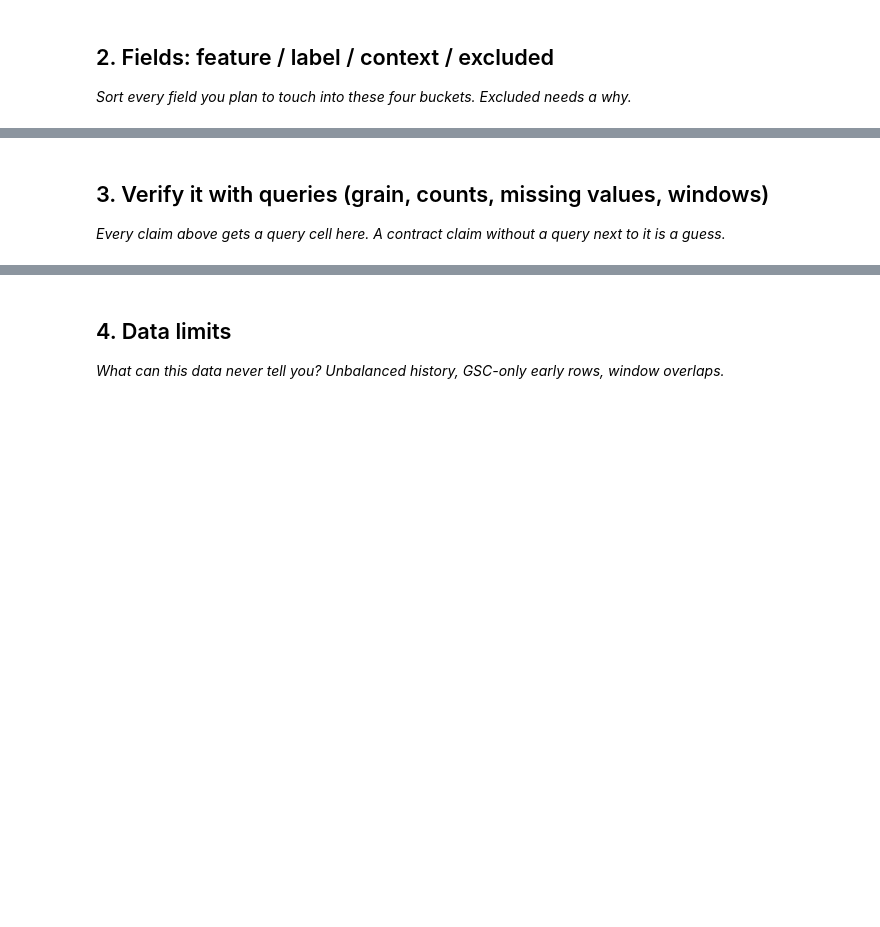
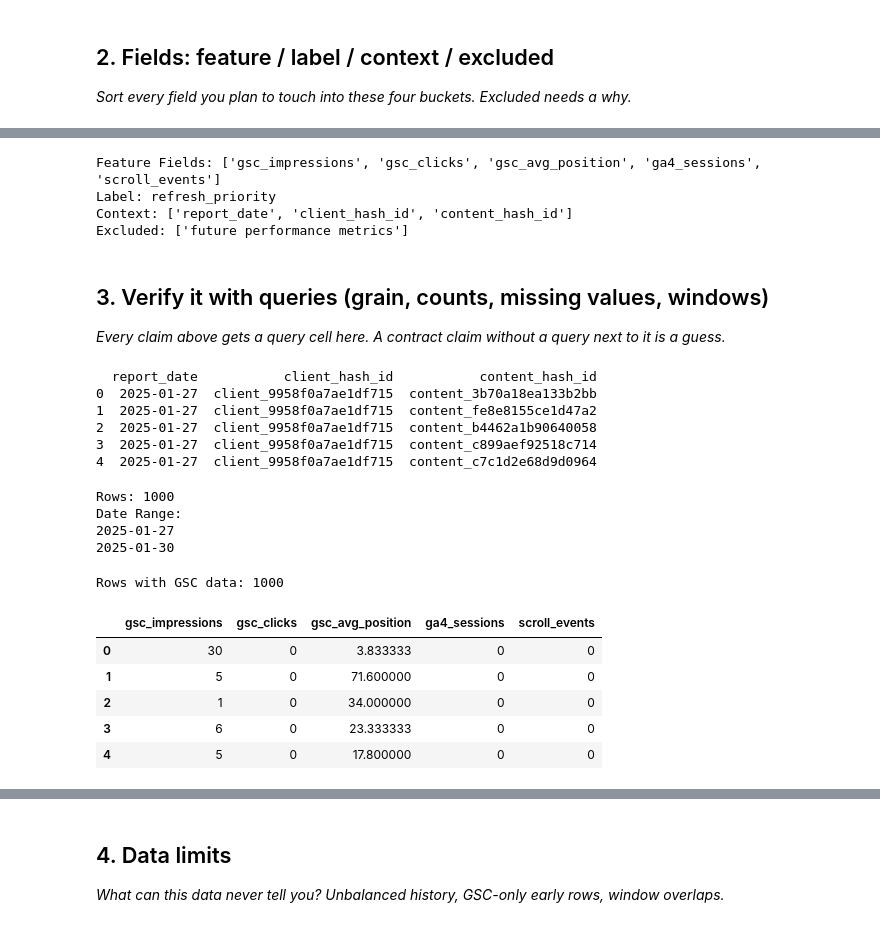
Before and after one commit to lahari600/Flyrank, a Jupyter notebook: work/notebooks/w03_data_contract.ipynb, the cells around one changed output, grey strips where cells are left out. Cells and saved outputs as stored; diff of their text form; code cells hidden in the pictures; blank space fills up the shorter version.

```diff
--- a/work/notebooks/w03_data_contract.ipynb
+++ b/work/notebooks/w03_data_contract.ipynb
@@ -25,3 +88,33 @@ This skeleton is yours to fill. Work the sections **in order** — each one has
+# %%
+feature_fields = [
+    "gsc_impressions",
+    "gsc_clicks",
+    "gsc_avg_position",
+    "ga4_sessions",
+    "scroll_events"
+]
+
+label_field = "refresh_priority"
+
+context_fields = [
+    "report_date",
+    "client_hash_id",
+    "content_hash_id"
+]
+
+excluded_fields = [
+    "future performance metrics"
+]
+
+print("Feature Fields:", feature_fields)
+print("Label:", label_field)
+print("Context:", context_fields)
+print("Excluded:", excluded_fields)
+# %% [output]
+Feature Fields: ['gsc_impressions', 'gsc_clicks', 'gsc_avg_position', 'ga4_sessions', 'scroll_events']
+Label: refresh_priority
+Context: ['report_date', 'client_hash_id', 'content_hash_id']
+Excluded: ['future performance metrics']
 # %% [markdown]
 ## 3. Verify it with queries (grain, counts, missing values, windows)
 
@@ -31,0 +122,47 @@ This skeleton is yours to fill. Work the sections **in order** — each one has
+# %%
+print(df[["report_date",
+          "client_hash_id",
+          "content_hash_id"]].head())
+# %% [output]
+  report_date           client_hash_id           content_hash_id
+0  2025-01-27  client_9958f0a7ae1df715  content_3b70a18ea133b2bb
+1  2025-01-27  client_9958f0a7ae1df715  content_fe8e8155ce1d47a2
+2  2025-01-27  client_9958f0a7ae1df715  content_b4462a1b90640058
+3  2025-01-27  client_9958f0a7ae1df715  content_c899aef92518c714
+4  2025-01-27  client_9958f0a7ae1df715  content_c7c1d2e68d9d0964
+# %%
+print("Rows:", len(df))
+
+print("Date Range:")
+print(df["report_date"].min())
+print(df["report_date"].max())
+# %% [output]
+Rows: 1000
+Date Range:
+2025-01-27
+2025-01-30
+# %%
+available = df[df["gsc_data_available"] == True]
+
+print("Rows with GSC data:", len(available))
+# %% [output]
+Rows with GSC data: 1000
+# %%
+features = df[
+    [
+        "gsc_impressions",
+        "gsc_clicks",
+        "gsc_avg_position",
+        "ga4_sessions",
+        "scroll_events"
+    ]
+]
+
+features.head()
+# %% [output]
+|  | gsc_impressions | gsc_clicks | gsc_avg_position | ga4_sessions | scroll_events |
+| 0 | 30 | 0 | 3.833333 | 0 | 0 |
+| 1 | 5 | 0 | 71.600000 | 0 | 0 |
+| 2 | 1 | 0 | 34.000000 | 0 | 0 |
+| 3 | 6 | 0 | 23.333333 | 0 | 0 |
+| 4 | 5 | 0 | 17.800000 | 0 | 0 |
```
Also changed, not shown: parts of 13 cells of this notebook.
